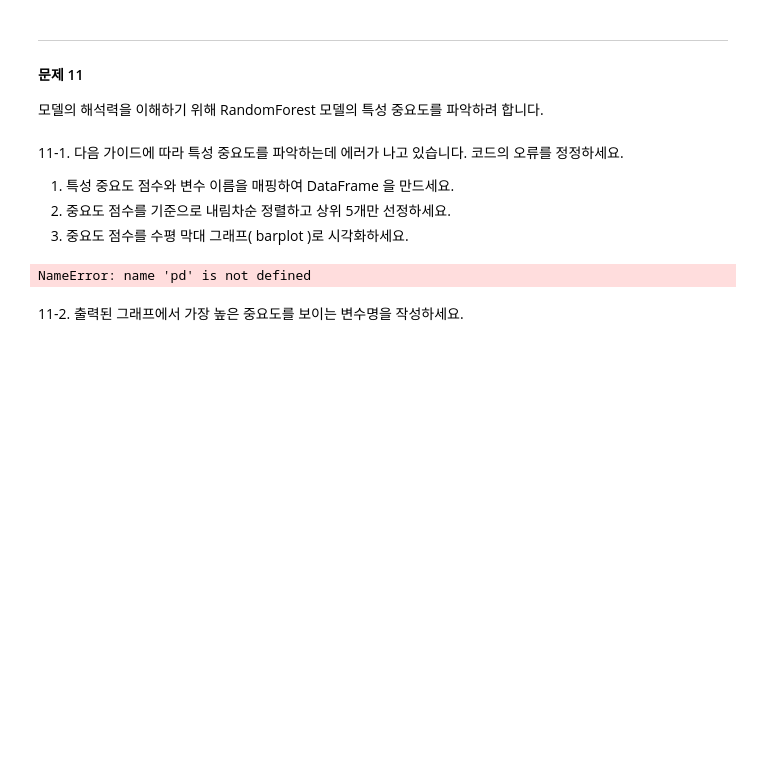
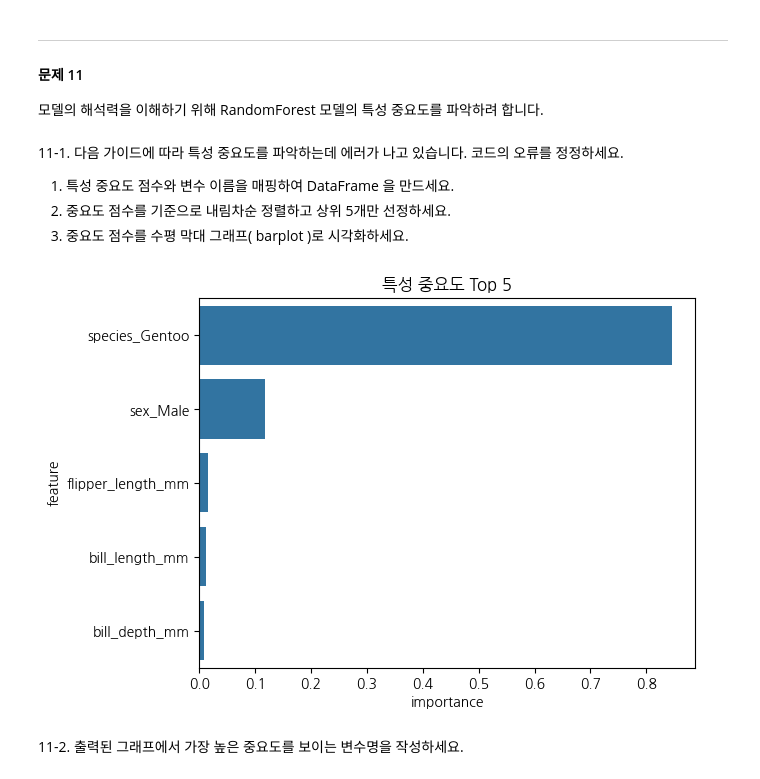
Before and after one commit to TaeGaori/fastapi_2026, a Jupyter notebook: penguin_body_mass/AICE_모의고사15회_문제지.ipynb, the cells around one changed output. Cells and saved outputs as stored; diff of their text form; code cells hidden in the pictures; blank space fills up the shorter version.

```diff
--- a/penguin_body_mass/AICE_모의고사15회_문제지.ipynb
+++ b/penguin_body_mass/AICE_모의고사15회_문제지.ipynb
@@ -346,12 +346,12 @@ RandomForestRegressor 학습 완료
 # %%
 #(코드 셀) 다음 코드의 오류를 정정하고 실행하세요.
 
-fi = pd.DataFrame({'feature': X.columns, 'importance': model_rf.importances})
-fi = fi.sort_index('importance', ascending=False)[:5]
+fi = pd.DataFrame({'feature': X.columns, 'importance': model_rf.feature_importances_})
+fi = fi.sort_values('importance', ascending=False)[:5]
 sns.barplot(x='importance', y='feature', data=fi)
 plt.title('특성 중요도 Top 5')
 plt.show( )
 # %% [output]
-NameError: name 'pd' is not defined
+[figure, added]
 # %% [markdown]
 11-2. 출력된 그래프에서 가장 높은 중요도를 보이는 변수명을 작성하세요.
```
Also changed, not shown: parts of 9 cells of this notebook, 1 other file.
